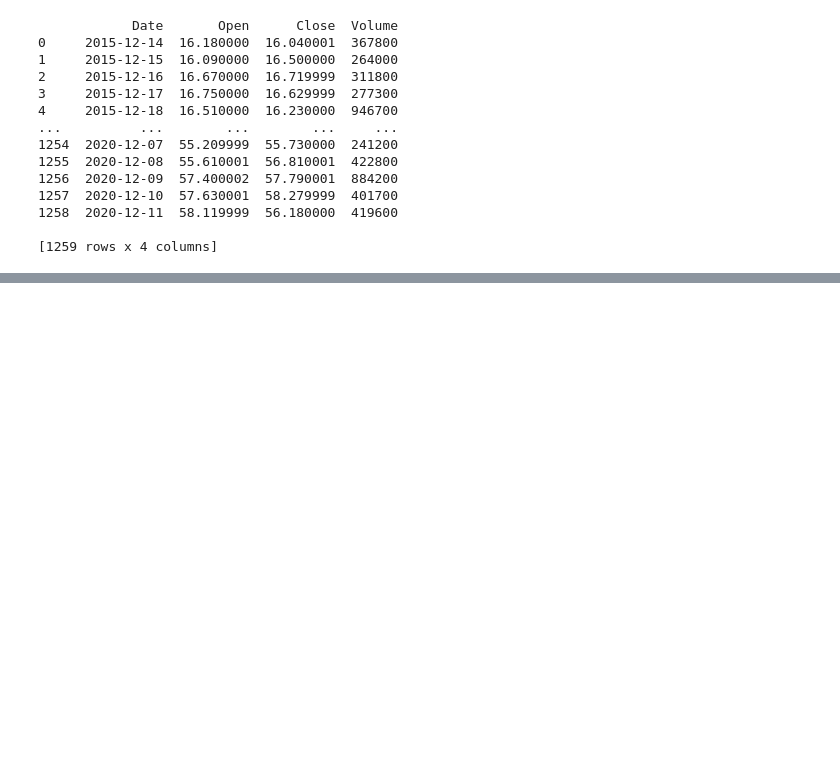
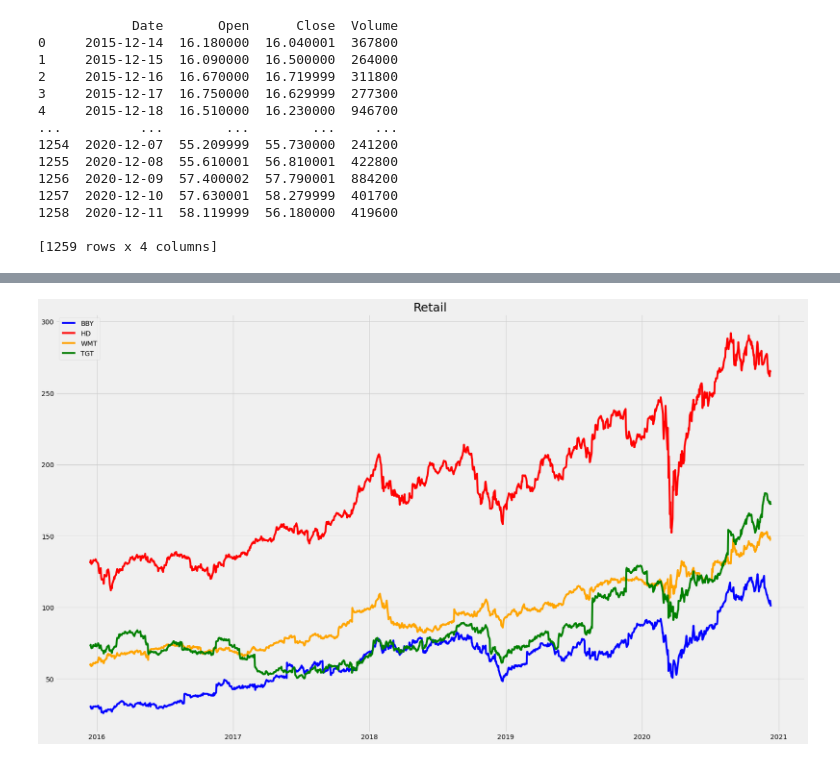
Before and after one commit to aau-vasak/capstone_project, a Jupyter notebook: EDA.ipynb, the cells around one changed output, grey strips where cells are left out. Saved outputs shown, nothing was run; the diff lists cells and outputs as text; code cells hidden in the pictures; blank space fills up the shorter version.

```diff
--- a/EDA.ipynb
+++ b/EDA.ipynb
@@ -145,0 +187,10 @@ plt.show()
+# %%
+retail = BBY[['Date','Close']].merge(HD[['Date','Close']], on='Date')
+retail.columns = ['Date', 'BBY', 'HD']
+
+retail = retail.merge(WMT[['Date','Close']], on='Date')
+retail.columns = ['Date', 'BBY', 'HD', 'WMT']
+
+retail = retail.merge(TGT[['Date','Close']], on='Date')
+retail.columns = ['Date', 'BBY', 'HD', 'WMT','TGT']
+retail.head()
@@ -145,0 +204,12 @@ plt.show()
+# %%
+retail['Date']=pd.to_datetime(retail['Date'])
+retail.set_index('Date',inplace=True)
+plt.plot('BBY', color='blue', data=retail, label='BBY')
+plt.plot('HD', color='red', data=retail, label='HD')
+plt.plot('WMT', color='orange', data=retail, label='WMT')
+plt.plot('TGT', color='green', data=retail, label='TGT')
+plt.legend(loc='upper left')
+plt.title('Retail', fontsize=25)
+plt.show()
+# %% [output]
+[figure, added]
```
Also changed, not shown: parts of 12 cells of this notebook.
